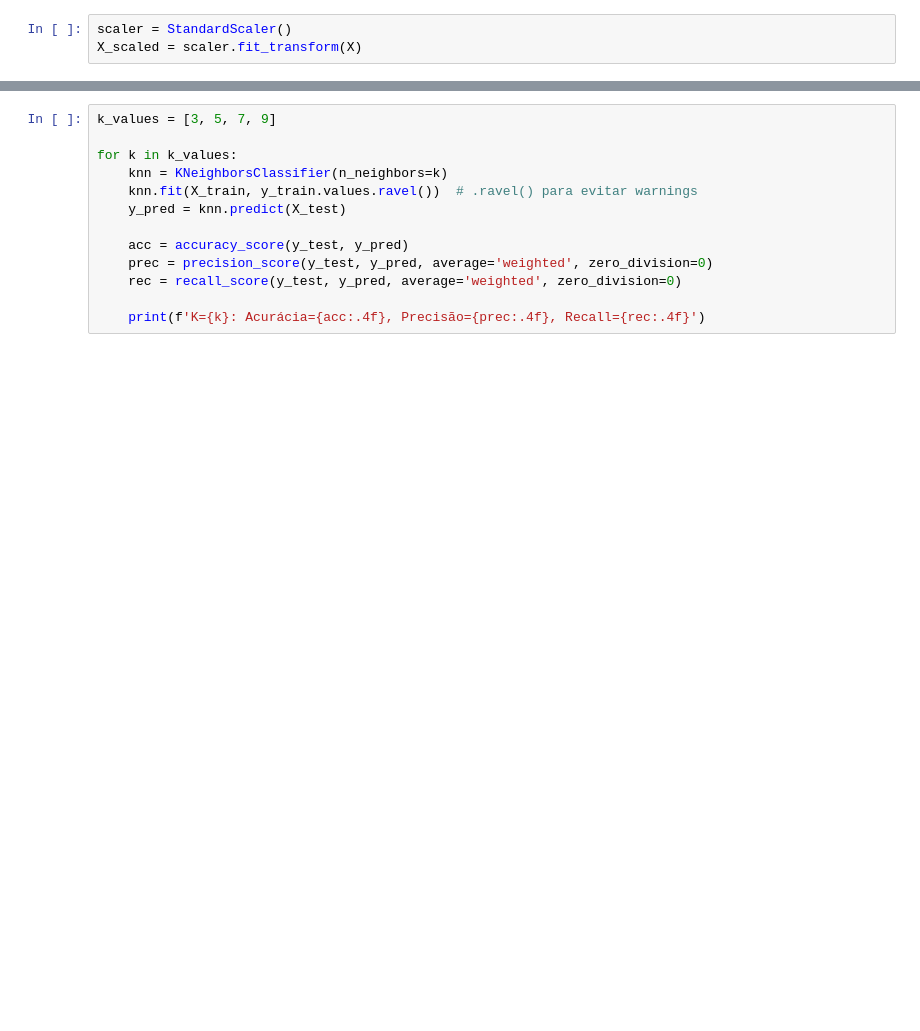
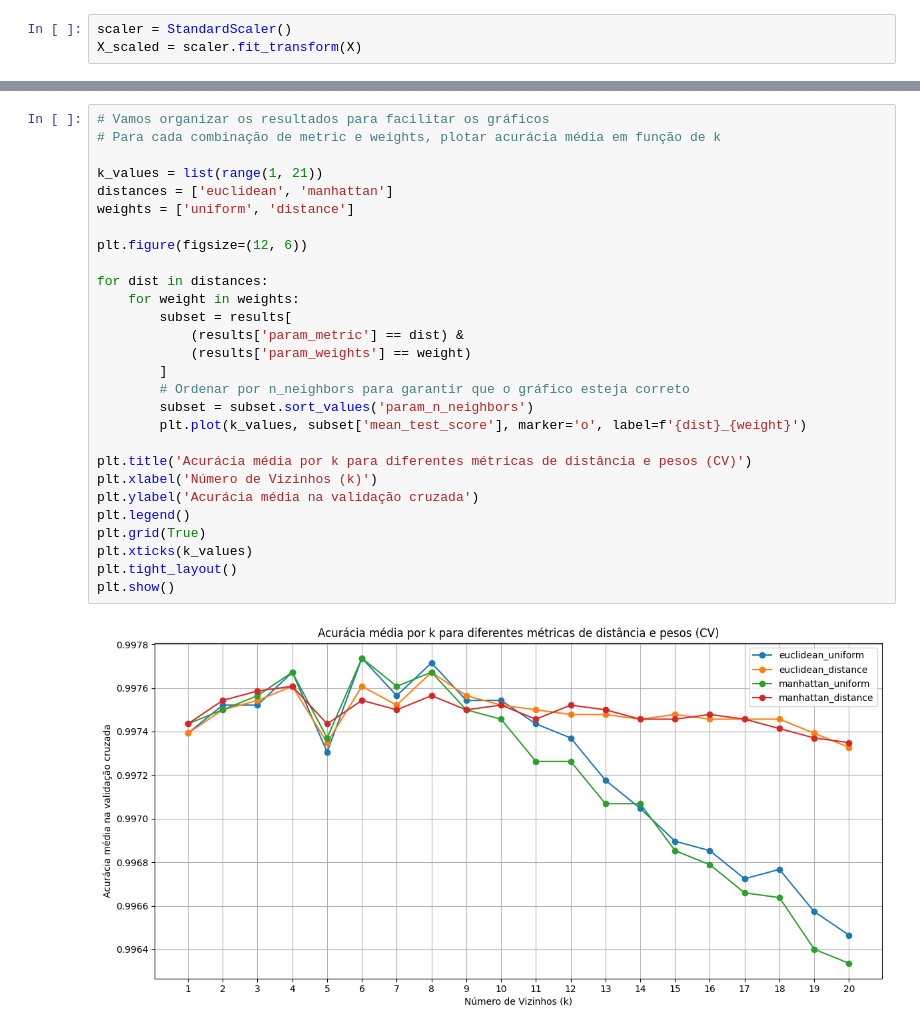
Before and after one commit to melseleghin/rede_neural, a Jupyter notebook: knn.ipynb, the cells around one changed output, grey strips where cells are left out. Drawn from its saved outputs; the diff is of its cells as text; blank space fills up the shorter version.

```diff
--- a/knn.ipynb
+++ b/knn.ipynb
@@ -55,13 +72,30 @@ X_train, X_test, y_train, y_test = train_test_split(X_final, y, test_size=0.2, r
 # %%
-k_values = [3, 5, 7, 9]
+# Vamos organizar os resultados para facilitar os gráficos
+# Para cada combinação de metric e weights, plotar acurácia média em função de k
 
-for k in k_values:
-    knn = KNeighborsClassifier(n_neighbors=k)
-    knn.fit(X_train, y_train.values.ravel())  # .ravel() para evitar warnings
-    y_pred = knn.predict(X_test)
+k_values = list(range(1, 21))
+distances = ['euclidean', 'manhattan']
+weights = ['uniform', 'distance']
 
-    acc = accuracy_score(y_test, y_pred)
-    prec = precision_score(y_test, y_pred, average='weighted', zero_division=0)
-    rec = recall_score(y_test, y_pred, average='weighted', zero_division=0)
+plt.figure(figsize=(12, 6))
 
-    print(f'K={k}: Acurácia={acc:.4f}, Precisão={prec:.4f}, Recall={rec:.4f}')
+for dist in distances:
+    for weight in weights:
+        subset = results[
+            (results['param_metric'] == dist) &
+            (results['param_weights'] == weight)
+        ]
+        # Ordenar por n_neighbors para garantir que o gráfico esteja correto
+        subset = subset.sort_values('param_n_neighbors')
+        plt.plot(k_values, subset['mean_test_score'], marker='o', label=f'{dist}_{weight}')
+
+plt.title('Acurácia média por k para diferentes métricas de distância e pesos (CV)')
+plt.xlabel('Número de Vizinhos (k)')
+plt.ylabel('Acurácia média na validação cruzada')
+plt.legend()
+plt.grid(True)
+plt.xticks(k_values)
+plt.tight_layout()
+plt.show()
+# %% [output]
+[figure, added]
```
Also changed, not shown: parts of 7 cells of this notebook, 2 other files.
